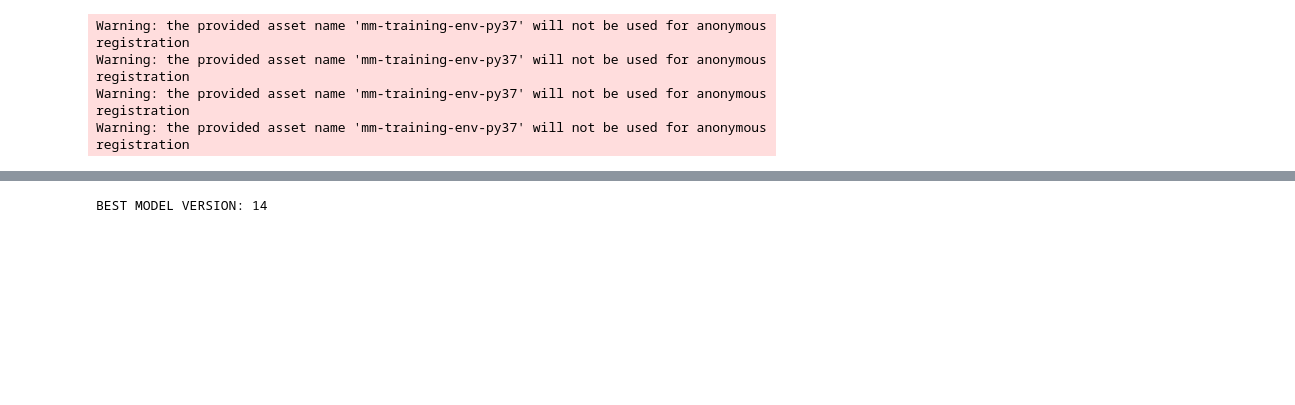
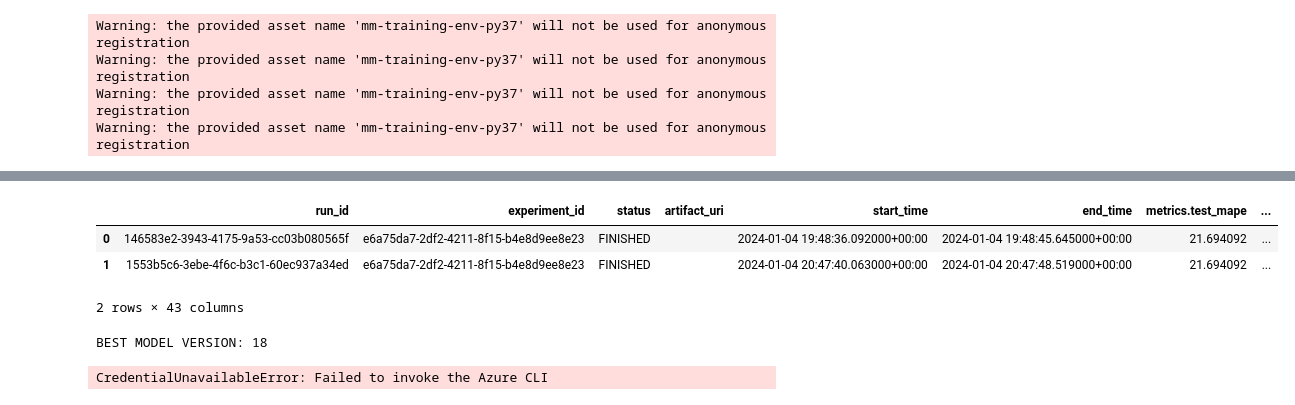
Before and after one commit to ambar265/many-models-azureml, a Jupyter notebook: demo_notebooks/1_training_pipeline.ipynb, the cells around one changed output, grey strips where cells are left out. Saved outputs shown, nothing was run; the diff lists cells and outputs as text; code cells hidden in the pictures; blank space fills up the shorter version.

```diff
--- a/demo_notebooks/1_training_pipeline.ipynb
+++ b/demo_notebooks/1_training_pipeline.ipynb
@@ -220,17 +215,28 @@ mlflow.search_runs(experiment_names= EXPIREMENTS,
 # %%
-# Get best version of the registered model
+# Get best version of the registered
 
-df = mlflow.search_runs(search_all_experiments=True,
+df = mlflow.search_runs(experiment_names= EXPIREMENTS,
                         filter_string="tags.store = '1013' and \
                                        tags.brand = 'tropicana' and \
                                        attributes.status != 'failed' "
                         )
 
+display(df)
+
 best_run = df.loc[df['metrics.test_rmse'].idxmin()]['run_id']
 
-best_run = "8d70c2e7-f430-49dd-be4a-afdf61e68a3b" # Hardcded for testing / can be removed
 for model in ml_client.models.list(name="1013_tropicana"):
     if model.job_name == best_run:
         print(f'BEST MODEL VERSION: {model.version}')
 # %% [output]
+|  | run_id | experiment_id | status | artifact_uri | start_time | end_time | metrics.test_mape | ... |
+| 0 | 146583e2-3943-4175-9a53-cc03b080565f | e6a75da7-2df2-4211-8f15-b4e8d9ee8e23 | FINISHED |  | 2024-01-04 19:48:36.092000+00:00 | 2024-01-04 19:48:45.645000+00:00 | 21.694092 | ... |
+| 1 | 1553b5c6-3ebe-4f6c-b3c1-60ec937a34ed | e6a75da7-2df2-4211-8f15-b4e8d9ee8e23 | FINISHED |  | 2024-01-04 20:47:40.063000+00:00 | 2024-01-04 20:47:48.519000+00:00 | 21.694092 | ... |
-BEST MODEL VERSION: 14
+2 rows × 43 columns
+BEST MODEL VERSION: 18
+# %%
+# This doesn't work for some reason
+
+ml_client.jobs.get(name="938a96c3-ab73-42a5-8c39-f16a3ce0d169")
+# %% [output]
+CredentialUnavailableError: Failed to invoke the Azure CLI
```
Also changed, not shown: parts of 4 cells of this notebook, 2 other files.
